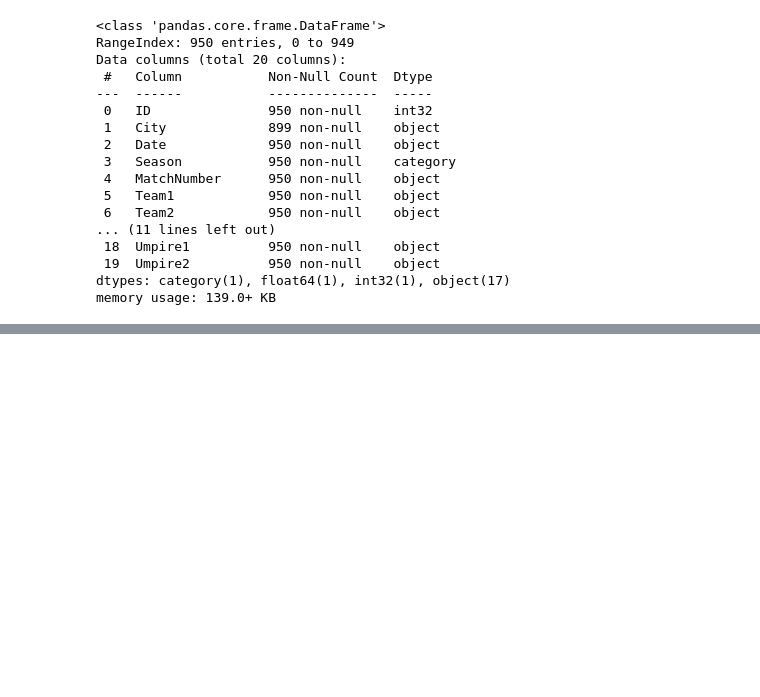
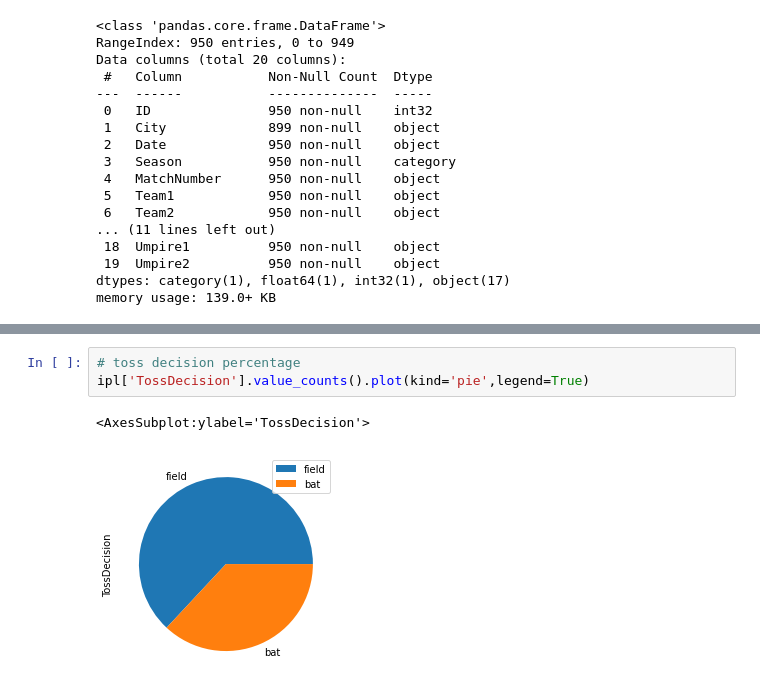
Before and after one commit to divyanshooter/Python, a Jupyter notebook: Tools/Pandas/Dataframe.ipynb, the cells around one changed output, grey strips where cells are left out. Cells and saved outputs as stored; diff of their text form; blank space fills up the shorter version.

```diff
--- a/Tools/Pandas/Dataframe.ipynb
+++ b/Tools/Pandas/Dataframe.ipynb
@@ -764,0 +806,6 @@ memory usage: 139.0+ KB
+# %%
+# toss decision percentage
+ipl['TossDecision'].value_counts().plot(kind='pie',legend=True)
+# %% [output]
+<AxesSubplot:ylabel='TossDecision'>
+[figure, added]
```
Also changed, not shown: parts of 75 cells of this notebook, 2 other files.
